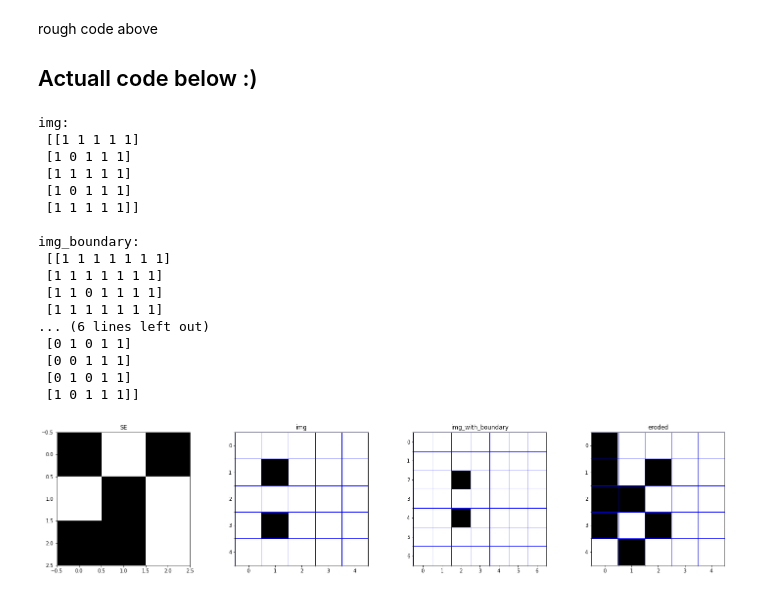
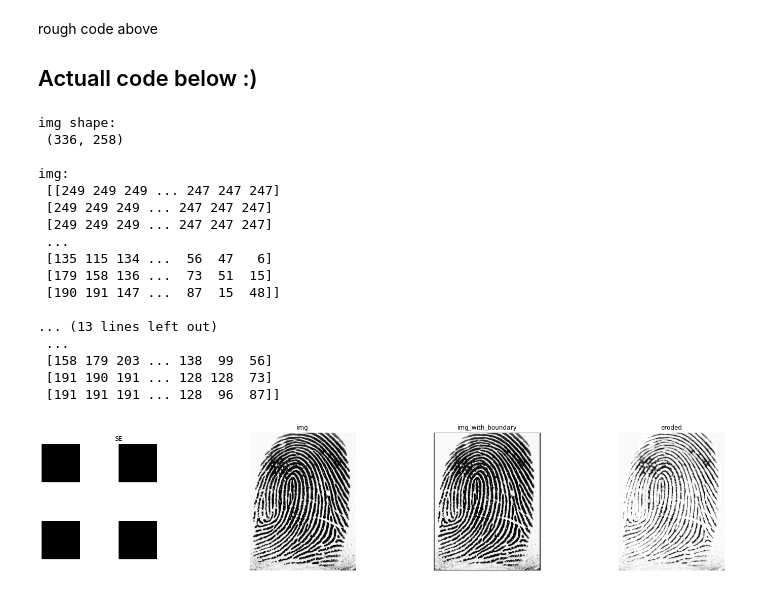
Before and after one commit to digggy/CA-CS-802_Image-Processing, a Jupyter notebook: assignment-1/ip_assignment1.ipynb, the cells around one changed output. Saved outputs shown, nothing was run; the diff lists cells and outputs as text; code cells hidden in the pictures.

Commit message:
cat and fingerprint

```diff
--- a/assignment-1/ip_assignment1.ipynb
+++ b/assignment-1/ip_assignment1.ipynb
@@ -81,12 +81,14 @@ rough code above
 import numpy as np
 from matplotlib import pyplot as plt
 from numpy import genfromtxt
+from skimage import io
+from PIL import Image
 plt.rcParams["figure.figsize"] = (25,5)
 
 def erosion():
 # Question 1
-    img=genfromtxt('f1.txt', delimiter=',').astype(int)
-    SE = genfromtxt('SE_asym_no_origin.txt', delimiter=',').astype(int)
+#     img=genfromtxt('f1.txt', delimiter=',').astype(int)
+#     SE = genfromtxt('SE_asym_no_origin.txt', delimiter=',').astype(int)
 
 
 # Question 2
@@ -118,10 +120,21 @@ def erosion():
 #     img=genfromtxt('f3.txt', delimiter=',').astype(int)
 #     SE = genfromtxt('SE6.txt', delimiter=',').astype(int)
 
+
+##########################################################################
+    img = io.imread('fingerprint.png', as_gray=True)
+    img = 255 * img
+    img = img.astype(np.uint8)
+
+    SE = np.array([
+        [0,1,0,1],
+        [1,1,1,1],
+        [0,1,0,1]
+    ])
     vmax = np.max(img)
     vmin = np.min(img)
 
-    operation ='e'
+    operation ='d'
 
     padding_value = None
     operation_dilation = None
@@ -157,11 +170,13 @@ def erosion():
             # iterate through the idxes 1s in the masking SE elements
             for one_idx in SE_one_idxs:
                 img_subarr_filtered.append(img_subarr[one_idx[0],one_idx[1]])
+#             print("(i,j)->",i,j, " -- \n", img_subarr_filtered)
             if (operation_erosion):
                 img_erosion[i,j]=np.amin(img_subarr_filtered)
             elif(operation_dilation):
                 img_erosion[i,j]=np.amax(img_subarr_filtered)
 
+    print("img shape: \n",img.shape , end = ' \n\n')
     print("img: \n",img , end = ' \n\n')
     print("img_boundary: \n",img_with_boundary, end = ' \n\n')
     print("img_eroded: \n",img_erosion, end = ' \n\n')
@@ -173,7 +188,7 @@ def erosion():
     ax = plt.gca();
     ax.set_xticks(np.arange(-.5, 10, 1), minor=True)
     ax.set_yticks(np.arange(-.5, 10, 1), minor=True)
-    ax.grid(which='minor', color='r', linestyle='-', linewidth=2)
+    ax.grid(which='minor', color='b', linestyle='-', linewidth=2)
     plt.imshow(SE, cmap='gray',vmin=0,vmax=1)
     plt.title('SE')
     plt.axis('off') if turn_off_axes else None
@@ -194,46 +209,46 @@ def erosion():
     # Plot the bordered image
     plt.subplot(1,4,3)
     # grid for the image
     ax = plt.gca();
     ax.set_xticks(np.arange(-.5, 10, 1), minor=True)
     ax.set_yticks(np.arange(-.5, 10, 1), minor=True)
     ax.grid(which='minor', color='b', linestyle='-', linewidth=1)
 
     plt.imshow(img_with_boundary, cmap='gray', vmin=0,vmax=vmax)
     plt.title('img_with_boundary')
     plt.axis('off') if turn_off_axes else None
 
     # Plot the exepected output
     plt.subplot(1,4,4)
     ax = plt.gca();
     ax.set_xticks(np.arange(-.5, 10, 1), minor=True)
     ax.set_yticks(np.arange(-.5, 10, 1), minor=True)
     ax.grid(which='minor', color='b', linestyle='-', linewidth=1)
 
     plt.imshow(img_erosion, cmap='gray',vmin=0,vmax=vmax)
     plt.title('eroded')
     plt.axis('off') if turn_off_axes else None
     plt.show()
 
 
 # if __name__ == "__main__":
 erosion()
 # %% [output]
+img shape:
+ (336, 258)
+
 img:
- [[1 1 1 1 1]
- [1 0 1 1 1]
- [1 1 1 1 1]
- [1 0 1 1 1]
- [1 1 1 1 1]]
+ [[249 249 249 ... 247 247 247]
+ [249 249 249 ... 247 247 247]
+ [249 249 249 ... 247 247 247]
+ ...
+ [135 115 134 ...  56  47   6]
+ [179 158 136 ...  73  51  15]
+ [190 191 147 ...  87  15  48]]
 
-img_boundary:
- [[1 1 1 1 1 1 1]
- [1 1 1 1 1 1 1]
- [1 1 0 1 1 1 1]
- [1 1 1 1 1 1 1]
-... (6 lines left out)
- [0 1 0 1 1]
- [0 0 1 1 1]
- [0 1 0 1 1]
- [1 0 1 1 1]]
+... (13 lines left out)
+ ...
+ [158 179 203 ... 138  99  56]
+ [191 190 191 ... 128 128  73]
+ [191 191 191 ... 128  96  87]]
-[figure, old version]
+[figure, new version]
```
Also changed, not shown: parts of 1 cell of this notebook, 4 other files.
